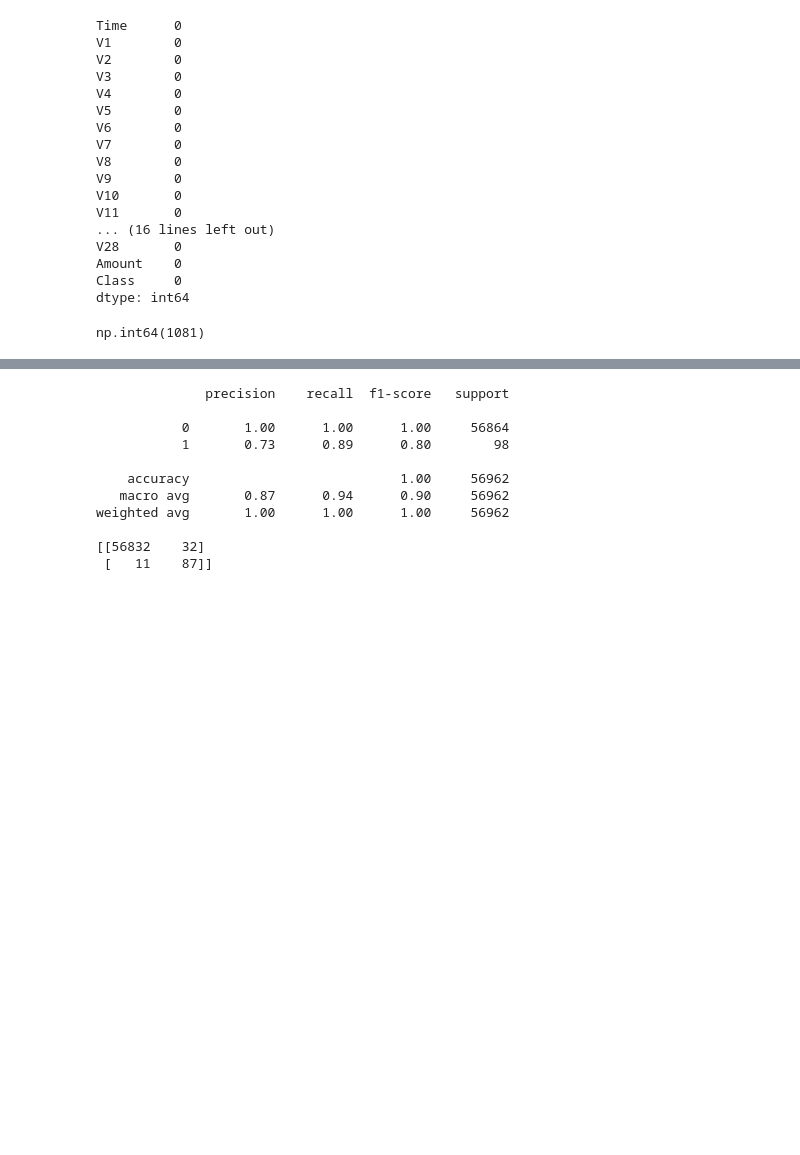
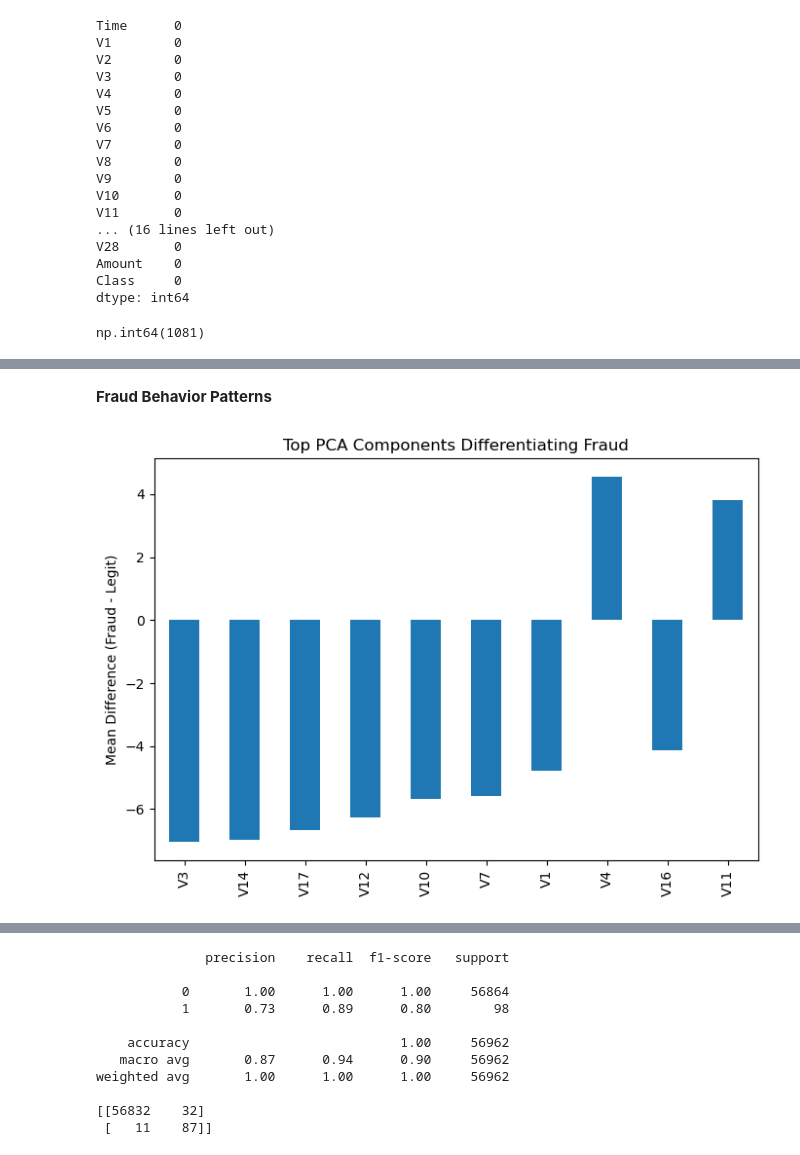
Before and after one commit to s3achan/credit-card-fraud-revenue-optimization, a Jupyter notebook: CCFraudDetection_RevOptimization.ipynb, the cells around one changed output, grey strips where cells are left out. Drawn from its saved outputs; the diff is of its cells as text; code cells hidden in the pictures; blank space fills up the shorter version.

```diff
--- a/CCFraudDetection_RevOptimization.ipynb
+++ b/CCFraudDetection_RevOptimization.ipynb
@@ -256,0 +287,18 @@ max         1.000000
+# %% [markdown]
+**Fraud Behavior Patterns**
+# %%
+fraud = df[df['Class'] == 1]
+legit = df[df['Class'] == 0]
+pca_columns = [col for col in df.columns if col.startswith('V')]
+mean_diff_pca = (fraud[pca_columns].mean() - legit[pca_columns].mean())
+mean_diff_pca = mean_diff_pca.reindex(mean_diff_pca.abs().sort_values(ascending=False).index)
+# %%
+top_features = mean_diff_pca.head(10)
+plt.figure(figsize=(7,5))
+top_features.plot(kind='bar')
+plt.title("Top PCA Components Differentiating Fraud")
+plt.ylabel("Mean Difference (Fraud - Legit)")
+plt.tight_layout()
+plt.show()
+# %% [output]
+[figure, added]
```
Also changed, not shown: parts of 66 cells of this notebook, 6 other files.
